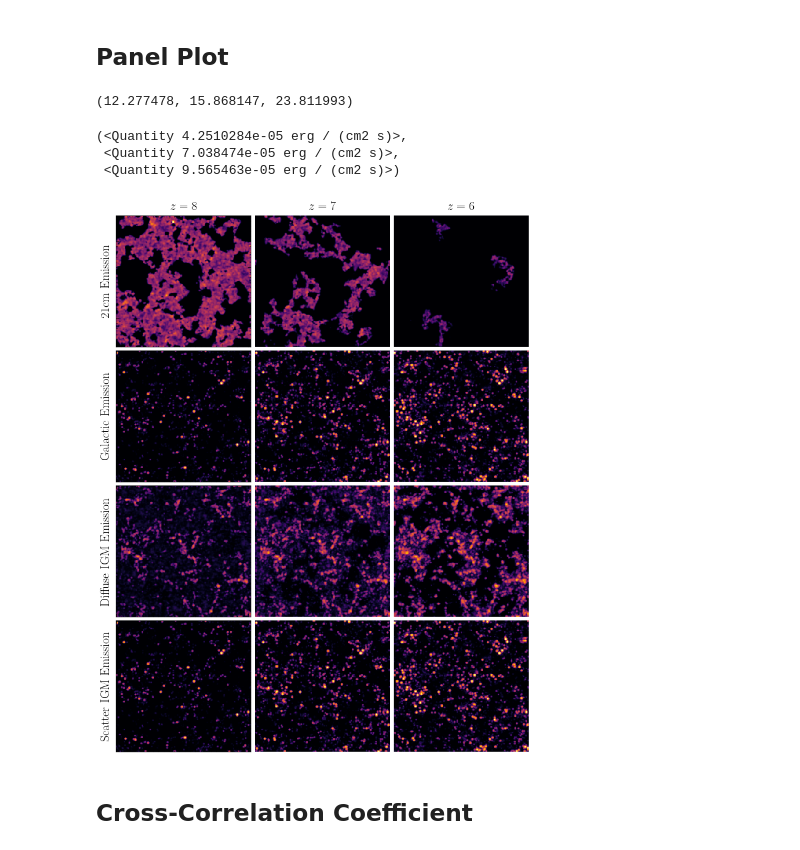
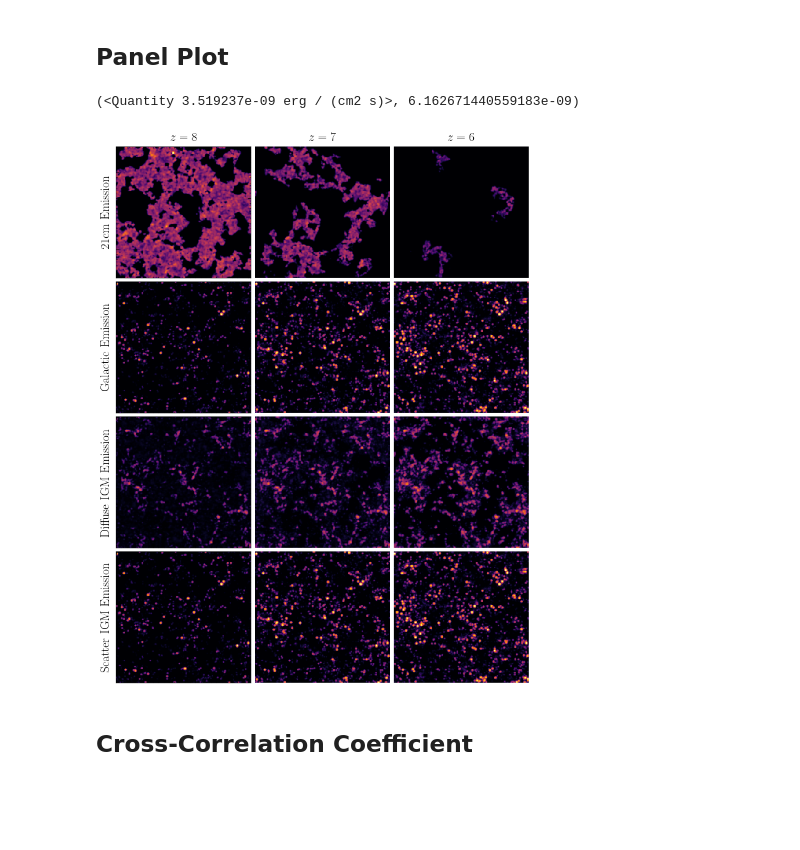
Before and after one commit to tacox5/Senior_Thesis, a Jupyter notebook: notebooks/plots_for_thesis.ipynb, the cells around one changed output. Saved outputs shown, nothing was run; the diff lists cells and outputs as text; code cells hidden in the pictures; blank space fills up the shorter version.

```diff
--- a/notebooks/plots_for_thesis.ipynb
+++ b/notebooks/plots_for_thesis.ipynb
@@ -51,16 +51,10 @@ d_8 = np.reshape(d_8, (256, 256, 256))
 x_8 = load_binary_data('../../data/xH_z008.06_nf0.553432_Fstar0.0500_starPL0.5000_Fesc0.1000_escPL-0.5000_Mturn5.00e+08_HIIfilter1_RHIImax50_256_200Mpc')
 x_8 = np.reshape(x_8, (256, 256, 256))
 I_8_d = xcorr.I_diffuse(_, 1-x_8, d_8, z = 8.04)[:, :, 128]
-# %%
-d_8.max(), d_7.max(), d_6.max()
-# %% [output]
-(12.277478, 15.868147, 23.811993)
-# %%
-I_6_d.mean(), I_7_d.mean(), I_8_d.mean()
-# %% [output]
-(<Quantity 4.2510284e-05 erg / (cm2 s)>,
- <Quantity 7.038474e-05 erg / (cm2 s)>,
- <Quantity 9.565463e-05 erg / (cm2 s)>)
+# %%
+I_7_d.mean() * 5e-5, I_7.mean()
+# %% [output]
+(<Quantity 3.519237e-09 erg / (cm2 s)>, 6.162671440559183e-09)
 # %%
 smooth = 1.
 # %%
@@ -108,17 +102,17 @@ ax[5].axis('off')
 
 # Row 3
 
-ax[6].imshow(gaussian_filter(I_6_d, smooth) * 1e-4, aspect = 'auto', cmap = 'inferno',
+ax[6].imshow(gaussian_filter(I_6_d, smooth) * 5e-5, aspect = 'auto', cmap = 'inferno',
              norm = SymLogNorm(1e-8, vmax = 1e-6))
 ax[6].xaxis.set_ticklabels([])
 ax[6].yaxis.set_ticklabels([])
 ax[6].set_ylabel(r'Diffuse IGM Emission', fontsize = 20)
 
-ax[7].imshow(gaussian_filter(I_7_d, smooth) * 1e-4, aspect = 'auto', cmap = 'inferno',
+ax[7].imshow(gaussian_filter(I_7_d, smooth) * 5e-5, aspect = 'auto', cmap = 'inferno',
              norm = SymLogNorm(1e-8, vmax = 1e-6))
 ax[7].axis('off')
 
-c = ax[8].imshow(gaussian_filter(I_8_d, smooth) * 1e-4, aspect = 'auto', cmap = 'inferno',
+c = ax[8].imshow(gaussian_filter(I_8_d, smooth) * 5e-5, aspect = 'auto', cmap = 'inferno',
              norm = SymLogNorm(1e-8, vmax = 1e-6))
 ax[8].axis('off')
 
@@ -136,35 +130,35 @@ ax[10].imshow(gaussian_filter(I_7, smooth), aspect = 'auto', cmap = 'inferno',
 ax[10].axis('off')
 
 d = ax[11].imshow(gaussian_filter(I_6, smooth), aspect = 'auto', cmap = 'inferno',
              norm = SymLogNorm(1e-8, vmax = 1e-6))
 ax[11].axis('off')
 
 
 
 
 #divider = make_axes_locatable(ax[2])
 #cax1 = divider.append_axes("right", size="5%", pad=0.07)
 
 #divider = make_axes_locatable(ax[5])
 #cax2 = divider.append_axes("right", size="5%", pad=0.07)
 
 #divider = make_axes_locatable(ax[8])
 #cax3 = divider.append_axes("right", size="5%", pad=0.07)
 
 #divider = make_axes_locatable(ax[11])
 #cax4 = divider.append_axes("right", size="5%", pad=0.07)
 
 
 #fig.colorbar(a, cax=cax1)
 #fig.colorbar(b, cax=cax2)
 #fig.colorbar(c, cax=cax3)
 #fig.colorbar(d, cax=cax4)
 
 plt.subplots_adjust(wspace = 0.03, hspace = 0.03)
 
-#plt.savefig('sims.png', dpi = 500, bbox_inches = 'tight', transparent=True)
+plt.savefig('sims.png', dpi = 500, bbox_inches = 'tight', transparent=True)
 # %% [output]
-[figure, old version]
+[figure, new version]
 # %% [markdown]
 ## Cross-Correlation Coefficient
 # %%
```
Also changed, not shown: parts of 6 cells of this notebook, 22 other files.
